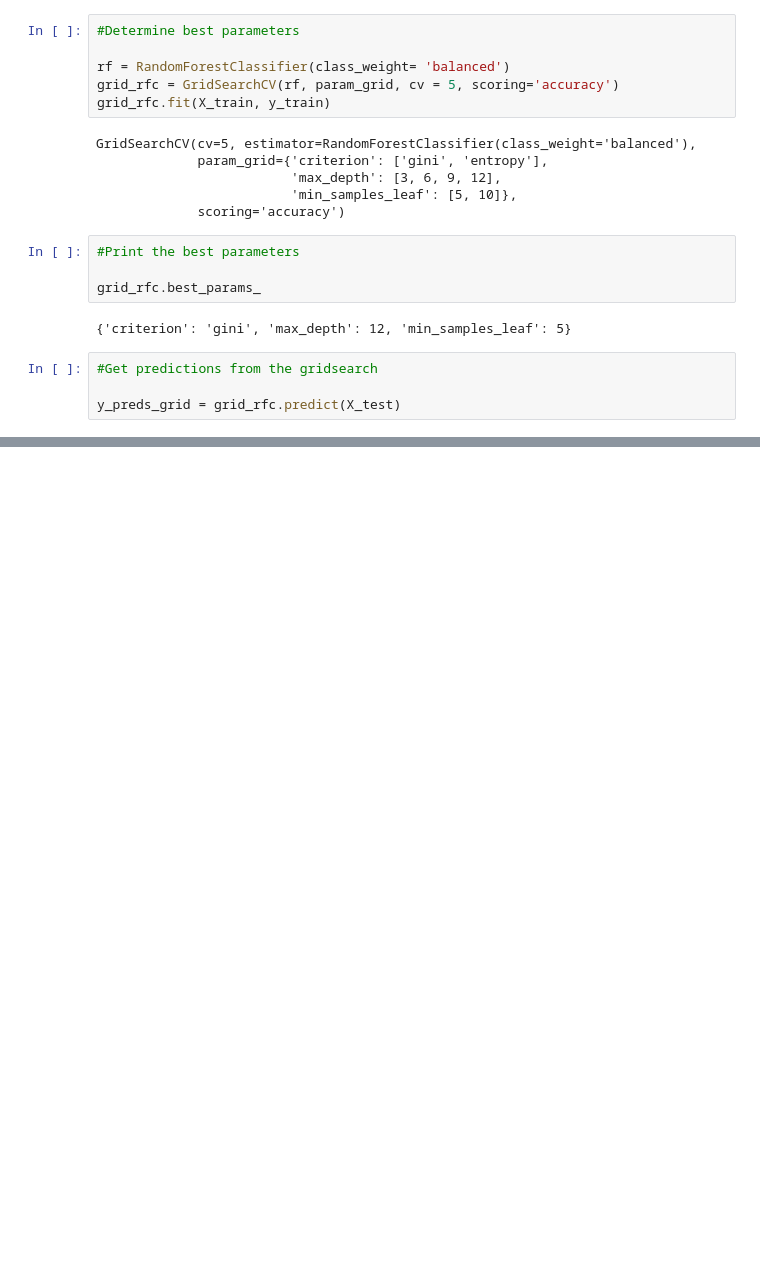
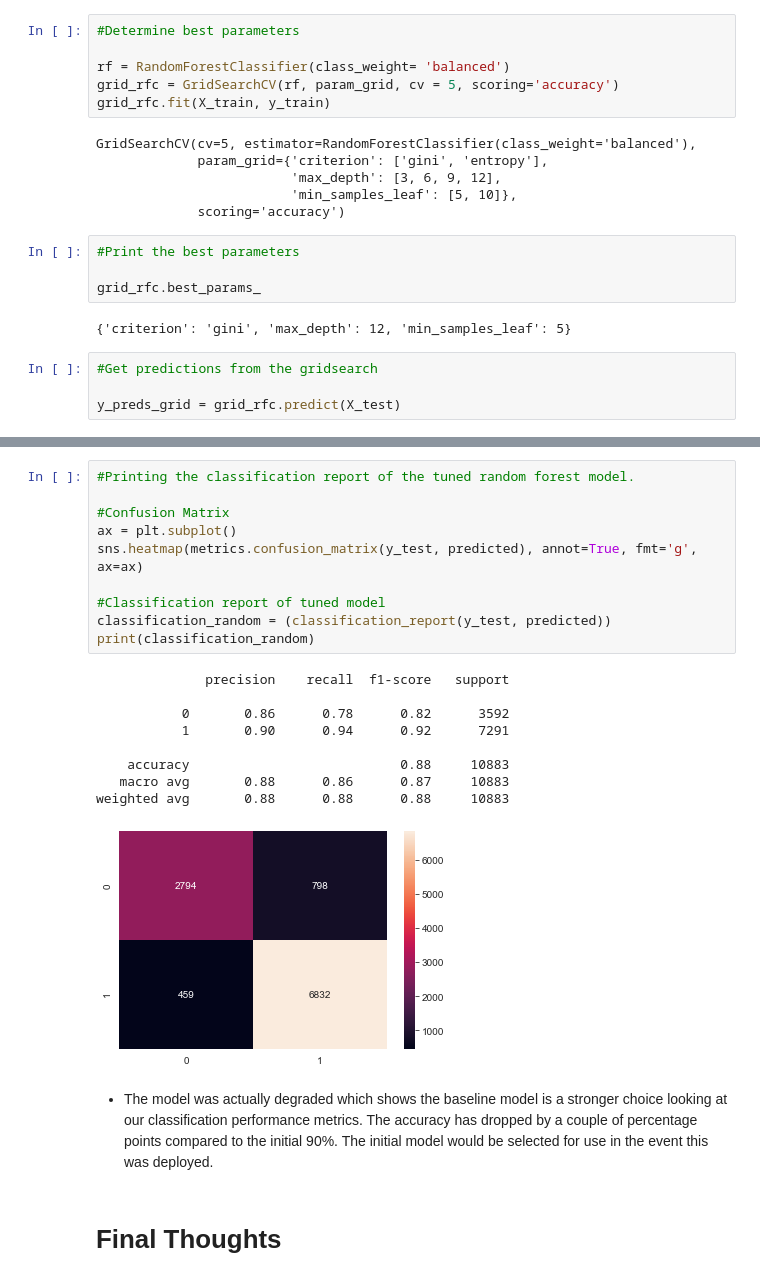
Before and after one commit to dorndorfronk/Capstone2, a Jupyter notebook: CapstoneNotebook.ipynb, the cells around one changed output, grey strips where cells are left out. Saved outputs shown, nothing was run; the diff lists cells and outputs as text; blank space fills up the shorter version.

Commit message:
Finalized notebook with proper headings and descriptions. Will clean the directory and add README next.

```diff
--- a/CapstoneNotebook.ipynb
+++ b/CapstoneNotebook.ipynb
@@ -327,0 +376,24 @@ weighted avg       0.88      0.88      0.88     10883
+# %%
+#Printing the classification report of the tuned random forest model.
+
+#Confusion Matrix
+ax = plt.subplot()
+sns.heatmap(metrics.confusion_matrix(y_test, predicted), annot=True, fmt='g', ax=ax)
+
+#Classification report of tuned model
+classification_random = (classification_report(y_test, predicted))
+print(classification_random)
+# %% [output]
+              precision    recall  f1-score   support
+
+           0       0.86      0.78      0.82      3592
+           1       0.90      0.94      0.92      7291
+
+    accuracy                           0.88     10883
+   macro avg       0.88      0.86      0.87     10883
+weighted avg       0.88      0.88      0.88     10883
+[figure, added]
+# %% [markdown]
+* The model was actually degraded which shows the baseline model is a stronger choice looking at our classification performance metrics. The accuracy has dropped by a couple of percentage points compared to the initial 90%. The initial model would be selected for use in the event this was deployed.
+# %% [markdown]
+# Final Thoughts
```
Also changed, not shown: parts of 51 cells of this notebook.
